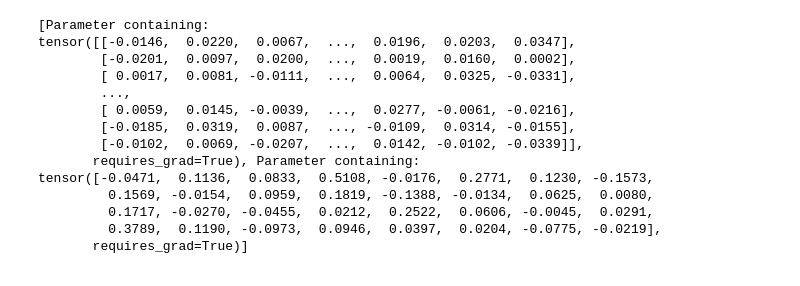
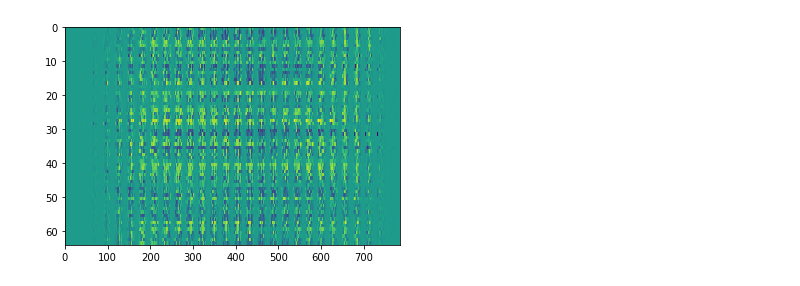
Before and after one commit to zsiga007/Summer-2022, a Jupyter notebook: MegaAdaptiveSAM/MegaSAM/test_notebook.ipynb, the cells around one changed output. Drawn from its saved outputs; the diff is of its cells as text; code cells hidden in the pictures.

```diff
--- a/MegaAdaptiveSAM/MegaSAM/test_notebook.ipynb
+++ b/MegaAdaptiveSAM/MegaSAM/test_notebook.ipynb
@@ -67,20 +78,13 @@ tensor([[1., 1., 1.,  ..., 1., 1., 1.],
+# %%
+# f, axarr = plt.subplots(1, 2)
+# axarr[0].imshow(optimizer.M_param_groups[0]['params'][0].view(28, 28))
+# axarr[1].imshow(optimizer.M_param_groups[0]['params'][0].view(28, 28) == 0)
+plt.pcolor(optimizer.M_param_groups[0]['params'][0].grad)
+plt.gca().invert_yaxis()
+# %% [output]
+[figure, added]
 # %%
-print(list(model[0].parameters()))
+# print(list(model[0].parameters()))
-# %% [output]
-[Parameter containing:
-tensor([[-0.0146,  0.0220,  0.0067,  ...,  0.0196,  0.0203,  0.0347],
-        [-0.0201,  0.0097,  0.0200,  ...,  0.0019,  0.0160,  0.0002],
-        [ 0.0017,  0.0081, -0.0111,  ...,  0.0064,  0.0325, -0.0331],
-        ...,
-        [ 0.0059,  0.0145, -0.0039,  ...,  0.0277, -0.0061, -0.0216],
-        [-0.0185,  0.0319,  0.0087,  ..., -0.0109,  0.0314, -0.0155],
-        [-0.0102,  0.0069, -0.0207,  ...,  0.0142, -0.0102, -0.0339]],
-       requires_grad=True), Parameter containing:
-tensor([-0.0471,  0.1136,  0.0833,  0.5108, -0.0176,  0.2771,  0.1230, -0.1573,
-         0.1569, -0.0154,  0.0959,  0.1819, -0.1388, -0.0134,  0.0625,  0.0080,
-         0.1717, -0.0270, -0.0455,  0.0212,  0.2522,  0.0606, -0.0045,  0.0291,
-         0.3789,  0.1190, -0.0973,  0.0946,  0.0397,  0.0204, -0.0775, -0.0219],
-       requires_grad=True)]
 # %%
 print(f"MegaSAM training accuracies: {training_accuracies}")
 print(f"MegaSAM validation accuracies: {validation_accuracies}")
```
Also changed, not shown: parts of 7 cells of this notebook, 3 other files.
